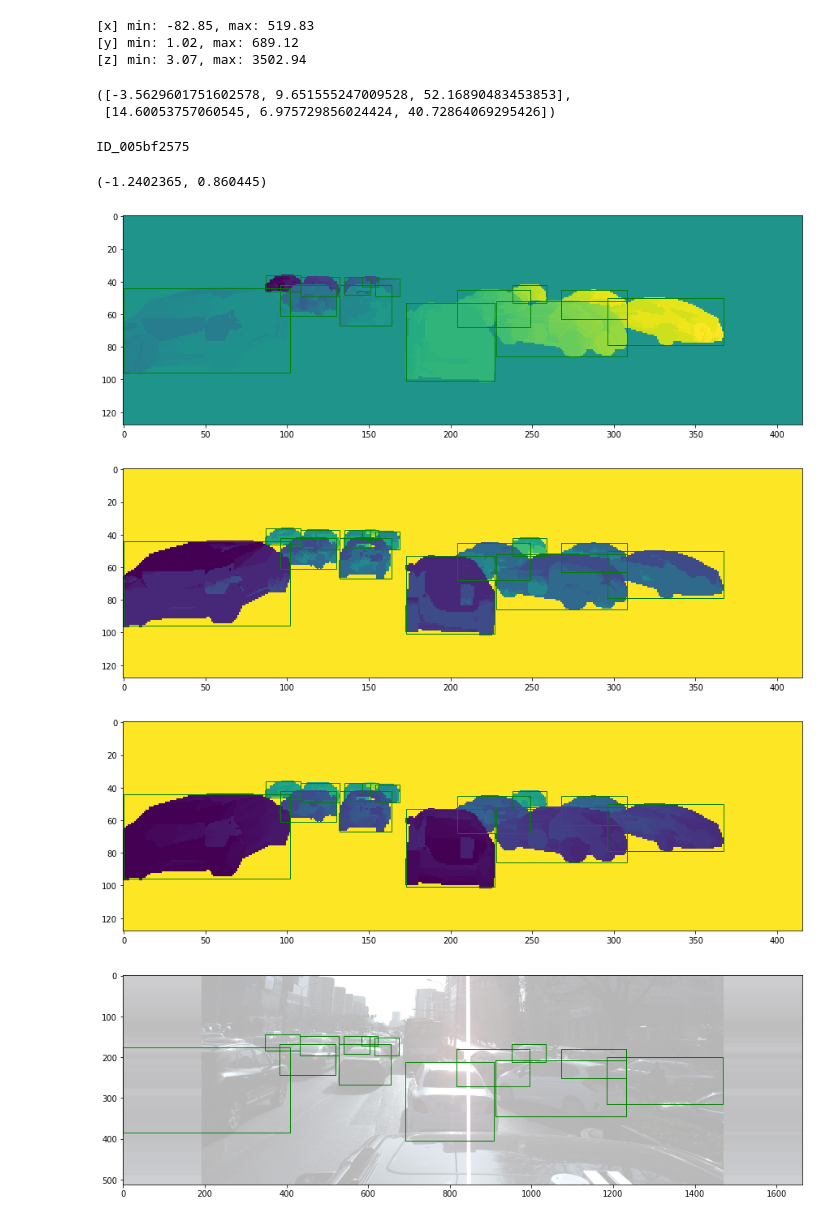
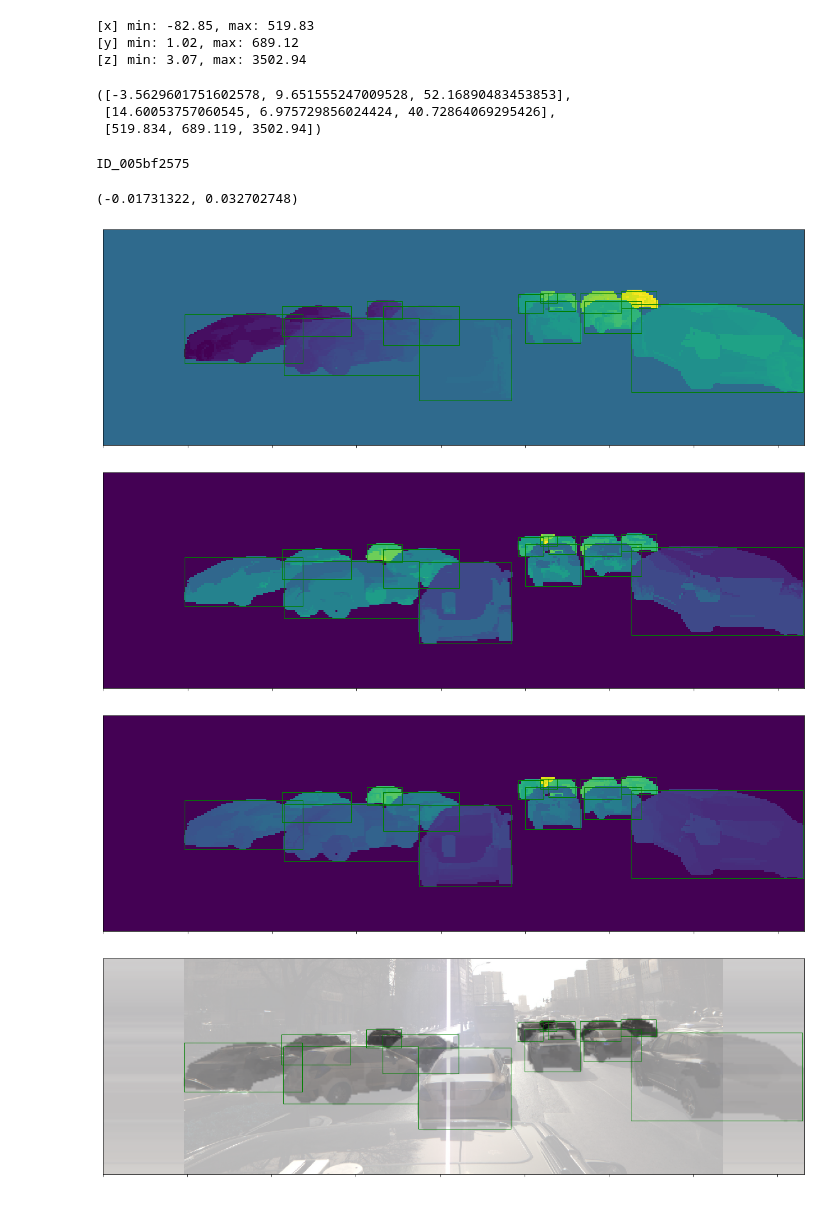
Before and after one commit to dmitry-vorobiev/kaggle-pku-autonomous-driving-centernet, a Jupyter notebook: notebooks/dense_masks.ipynb, the cells around one changed output. Saved outputs shown, nothing was run; the diff lists cells and outputs as text; code cells hidden in the pictures.

Commit message:
upd dense masks; minor ref

```diff
--- a/notebooks/dense_masks.ipynb
+++ b/notebooks/dense_masks.ipynb
@@ -64,8 +64,9 @@ def imread(path, img_dir=INPUT_PATH, bottom=False):
     return image
 
 
-def imshow(img, boxes=None, figsize=(15,8)):
+def imshow(img, boxes=None, figsize=(16,8)):
     plt.figure(figsize=figsize)
+    ax = plt.axes()
     if boxes is not None:
         for bbox in boxes:
             rect = plt.Rectangle(
@@ -74,7 +75,9 @@ def imshow(img, boxes=None, figsize=(15,8)):
                 bbox[3] - bbox[1], fill=False,
                 edgecolor='g', linewidth=1)
             plt.gca().add_patch(rect)
-    plt.imshow(img)
+    ax.imshow(img)
+    ax.yaxis.set_major_locator(plt.NullLocator())
+    ax.xaxis.set_major_formatter(plt.NullFormatter())
 
 
 def add_blend_img(back, fore, trans=0.7, white_theme=False):
@@ -189,44 +192,46 @@ for img in train_anns:
         locs.append(car['location'])
 locs = np.vstack(locs)
 
-MEAN, STD = [], []
+MEAN, STD, MAX = [], [], []
 for d, ax in zip([0, 1, 2], ['x', 'y', 'z']):
     locs_ax = locs[:,d]
     print('[%s] min: %.02f, max: %.02f' % (ax, locs_ax.min(), locs_ax.max()))
     MEAN.append(locs_ax.mean())
     STD.append(locs_ax.std())
+    MAX.append(locs_ax.max())
 # %% [output]
 [x] min: -82.85, max: 519.83
 [y] min: 1.02, max: 689.12
 [z] min: 3.07, max: 3502.94
 # %%
-MEAN, STD
+MEAN, STD, MAX
 # %% [output]
 ([-3.5629601751602578, 9.651555247009528, 52.16890483453853],
- [14.60053757060545, 6.975729856024424, 40.72864069295426])
+ [14.60053757060545, 6.975729856024424, 40.72864069295426],
+ [519.834, 689.119, 3502.94])
 # %%
 count = 0
 # %%
 draw_gaussian = draw_umich_gaussian
 aug = False
-flipped = False
-stop_counter = False
+flipped = True
+stop_counter = True
 
 if not stop_counter:
     img_id = img_ids[count]
     img_anns = train_anns[count]
     img_anns.sort(key=lambda x: x['location'][2], reverse=True)
 
-img = imread(f'train_images/{img_id}.jpg', bottom=img_bottom_half)
+xy_off = np.array([0, 0])
+img_path = os.path.join(INPUT_PATH, 'train_images', img_id+'.jpg')
+img = cv2.imread(img_path)
+if img_bottom_half:
+    half_h = img.shape[0] // 2
+    img = img[half_h:]
+    xy_off[1] -= half_h
+
 c = np.array([width / 2., height / 2.])
 s = np.array([width, height], dtype=np.int32)
-
-if aug:
-    c0 = np.copy(c)
-    cf = 0.04
-    c[0] += img.shape[1] * np.clip(np.random.randn()*cf, -2*cf, 2*cf)
-    c[1] += img.shape[0] * np.clip(np.random.randn()*cf, -2*cf, 2*cf)
-    print(f'Shift: c: {c0} -> {c}')
 
 if flipped:
     img = img[:, ::-1, :]
@@ -245,6 +250,7 @@ if pad_w_pct > 0:
     inp = pad_img_sides(inp, pad_w_pct)
     hm = pad_img_sides(hm, pad_w_pct)
     mask = pad_img_sides(mask, pad_w_pct)
+    xy_off[0] += int(width * pad_w_pct / 2)
 
 num_objs = min(len(img_anns), max_objs)
 bboxes = []
@@ -273,15 +279,12 @@ for k in range(num_objs):
         ct[0] = width-1 - ct[0]
         bbox[[0, 2]] = width-1 - bbox[[2, 0]]
         pts_2d[:,0] = width-1 - pts[:,0]
-    if pad_w_pct > 0:
-        offset = int(width * pad_w_pct / 2)
-        ct[0] += offset
-        bbox[[0, 2]] += offset
-        pts_2d[:,0] += offset
-    if img_bottom_half:
-        ct[1] -= height
-        bbox[[1, 3]] -= height
-        pts_2d[:,1] -= height
+        pts_world[:,0] = -pts_world[:,0] # x_delta ?
+
+    ct += xy_off
+    bbox += np.hstack([xy_off, xy_off])
+    pts_2d += xy_off
+
     ct = affine_transform(ct, trans_output)
     ct0 = np.copy(ct)
     ct[0] = np.clip(ct[0], 0, hm.shape[2] - 1)
@@ -295,42 +298,44 @@ for k in range(num_objs):
     pad_px = (hm.shape[2] - out_w) // 2
 
     if h > 0 and w > 0 and bbox[2] > pad_px and bbox[0] < hm.shape[2] - pad_px:
         radius = gaussian_radius((h, w))
         radius = max(0, int(radius))
         draw_gaussian(hm[0], ct, radius)
         bboxes.append(bbox)
 
         pts_2d = affine_transform_pts(pts_2d, trans_output)
         for face in car_model['faces'] - 1:
             pts_face_2d = np.int32(pts_2d[face]).reshape((-1, 1, 2))
             pts_face_3d = np.int32(pts_world[face])
             for dim in range(3):
-                v = (pts_face_3d[:,dim].mean() - MEAN[dim]) / STD[dim]
+                v = pts_face_3d[:,dim].mean() / MAX[dim]
                 cv2.drawContours(mask[dim], [pts_face_2d], 0, v, -1)
 
         reg[k] = ct0 - ct_int
 
 if not stop_counter:
     count += 1
 
 print(img_id)
+figsize = (20, 10)
 
 for i in range(3):
-    imshow(mask[i], boxes=bboxes)
+    imshow(mask[i], boxes=bboxes, figsize=figsize)
 
 inp0 = inp.transpose(1, 2, 0)
 bboxes0 = [bb * down_ratio for bb in bboxes]
-blend = add_blend_img(inp0, mask[2] * 0, white_theme=True)
-imshow(blend, boxes=bboxes0)
+mask0 = mask[2] / mask[2].max() * 255
+blend = add_blend_img(inp0, mask0, white_theme=True)
+imshow(blend, boxes=bboxes0, figsize=figsize)
 
 mask.min(), mask.max()
 # %% [output]
 ID_005bf2575
-(-1.2402365, 0.860445)
+(-0.01731322, 0.032702748)
-[figure, old version]
+[figure, new version]
-[figure, old version]
+[figure, new version]
-[figure, old version]
+[figure, new version]
-[figure, old version]
+[figure, new version]
 # %%
 def transform_preds(coords, center, scale, output_size):
     target_coords = np.zeros(coords.shape)
```
Also changed, not shown: parts of 3 cells of this notebook, 1 other file.
